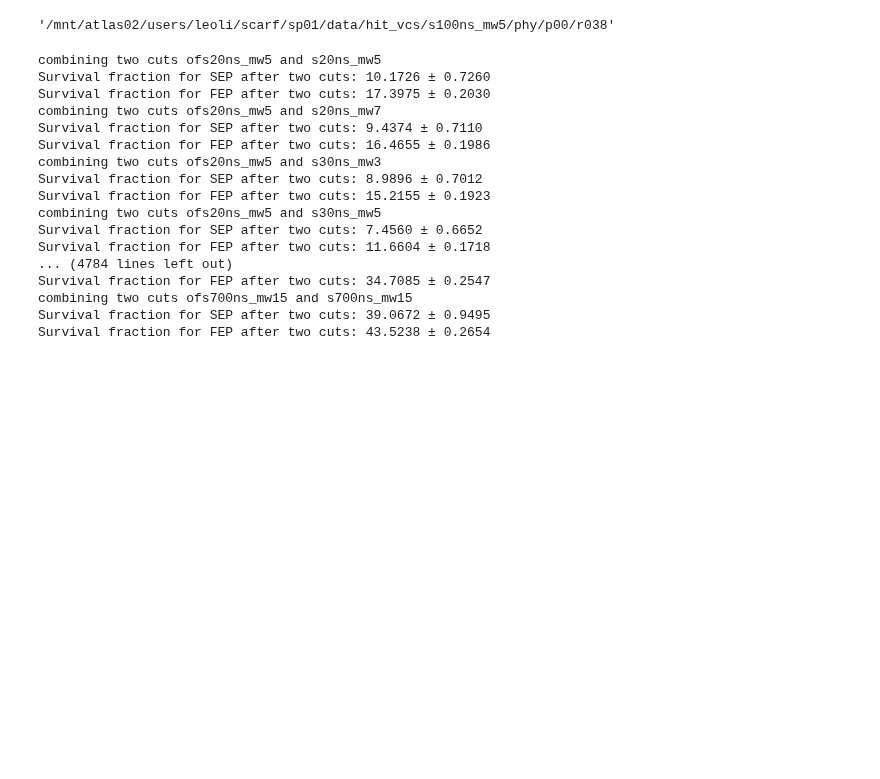
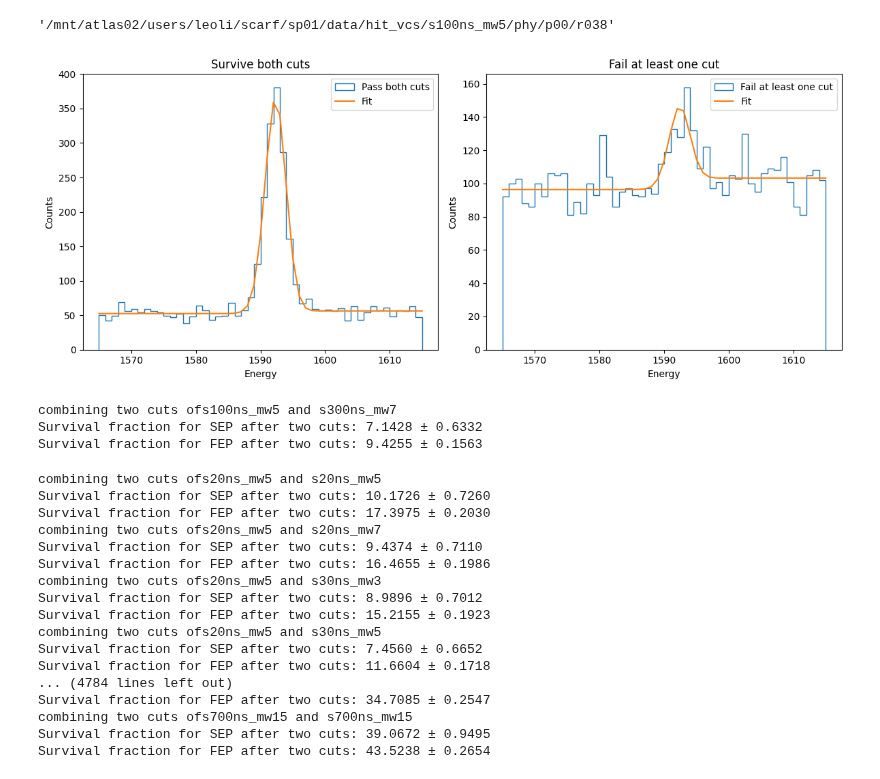
Before and after one commit to ZejunLi/AoverE_analysis, a Jupyter notebook: two_aoe_cuts/survival_fration_after_two_cuts_simu.ipynb, the cells around one changed output. Cells and saved outputs as stored; diff of their text form; code cells hidden in the pictures; blank space fills up the shorter version.

```diff
--- a/two_aoe_cuts/survival_fration_after_two_cuts_simu.ipynb
+++ b/two_aoe_cuts/survival_fration_after_two_cuts_simu.ipynb
@@ -269,6 +269,13 @@ def two_cuts(run1, run2):
     print(f"Survival fraction for SEP after two cuts: {sf_val_sep:.4f} ± {sf_err_sep:.4f}")
     print(f"Survival fraction for FEP after two cuts: {sf_val_fep:.4f} ± {sf_err_fep:.4f}")
     return sf_val_sep, sf_err_sep, sf_val_fep, sf_err_fep
+# %%
+sf_val_sep, sf_err_sep, sf_val_fep, sf_err_fep = two_cuts(run1, run2)
+# %% [output]
+[figure, added]
+combining two cuts ofs100ns_mw5 and s300ns_mw7
+Survival fraction for SEP after two cuts: 7.1428 ± 0.6332
+Survival fraction for FEP after two cuts: 9.4255 ± 0.1563
 # %%
 from itertools import product
 import numpy as np
```
Also changed, not shown: parts of 5 cells of this notebook, 2 other files.
